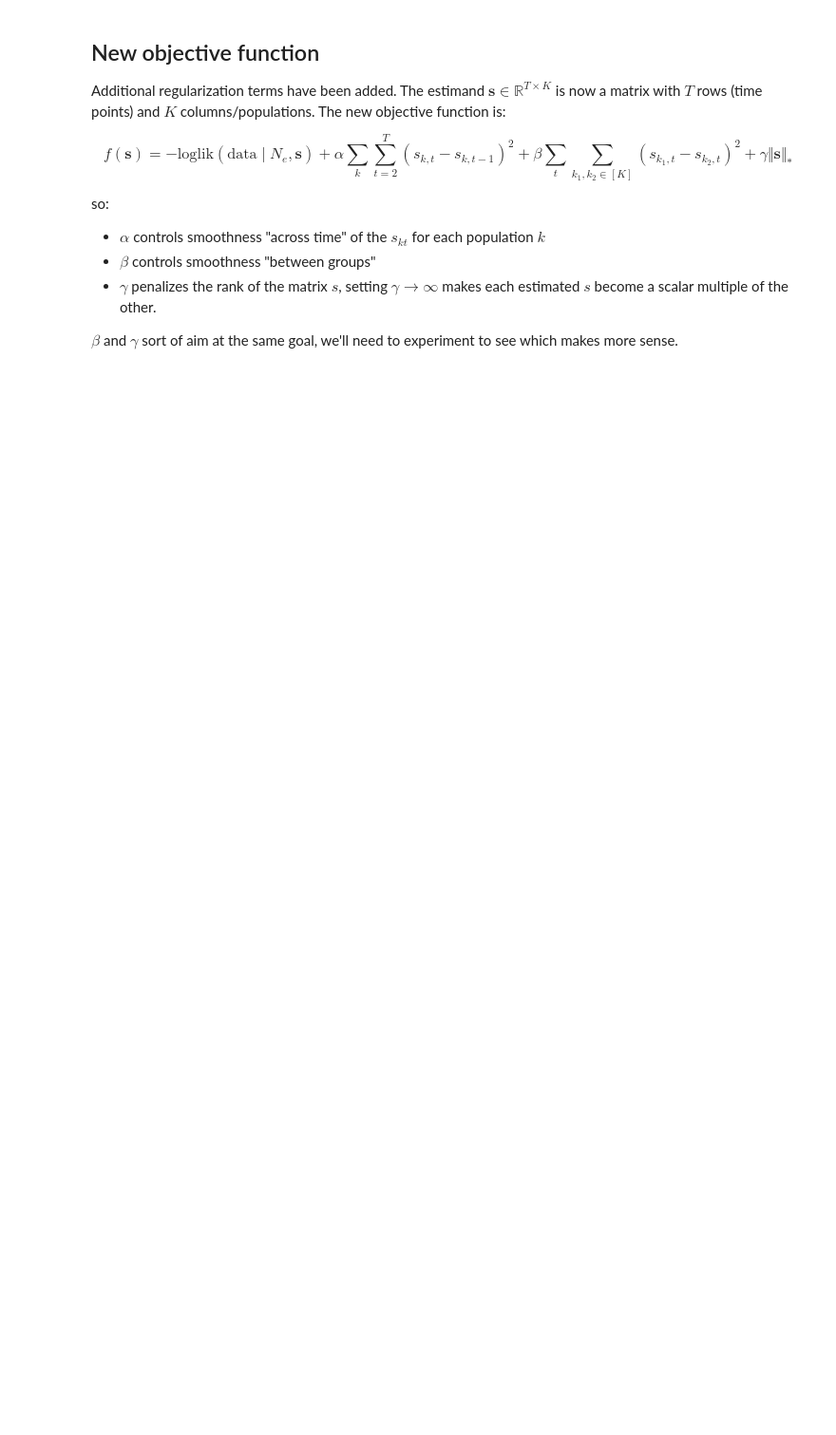
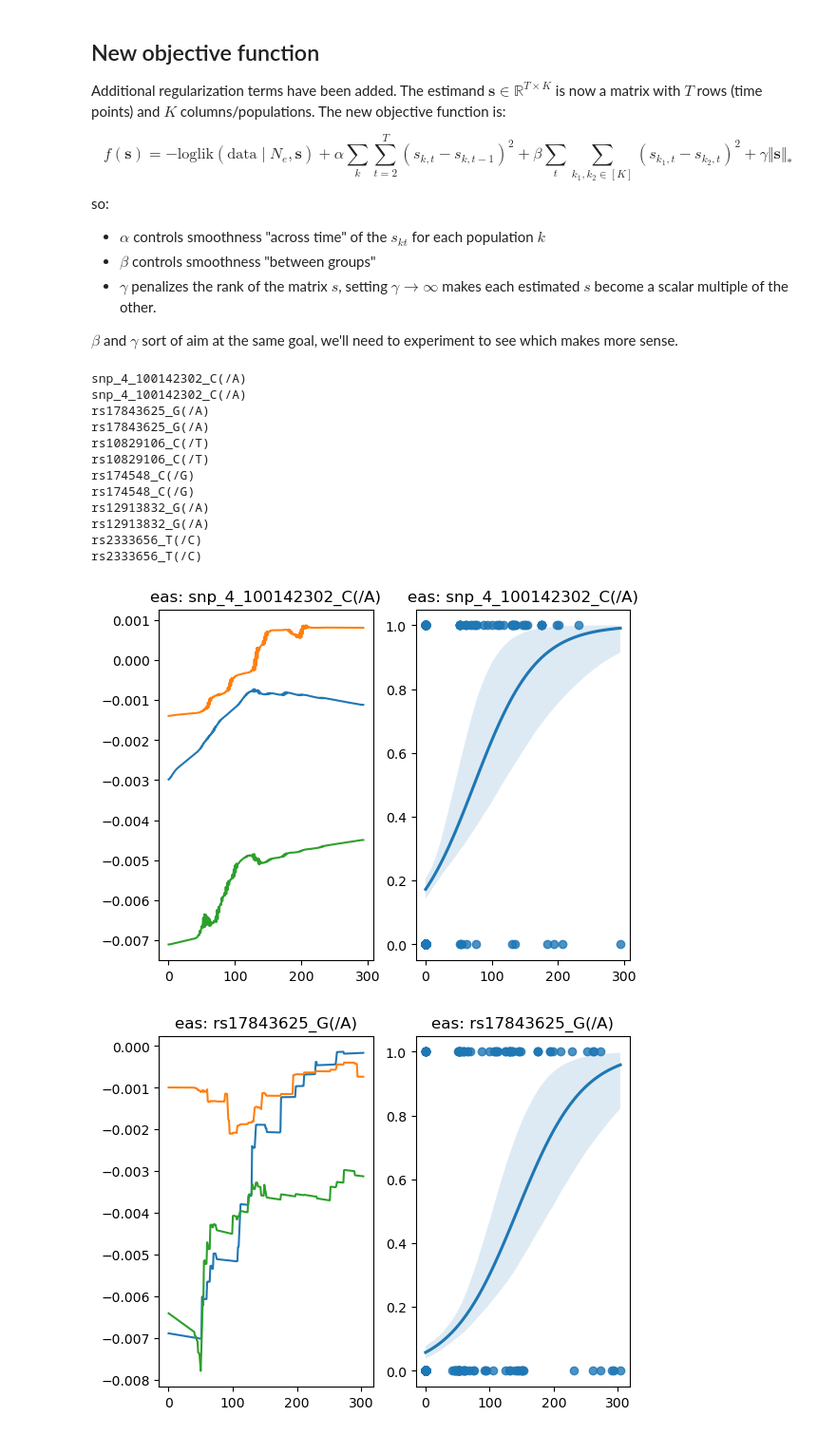
Before and after one commit to jthlab/selection_admix, a Jupyter notebook: Admix_EAS.ipynb, the cells around one changed output. Shown at 95% size. Cells and saved outputs as stored; diff of their text form; code cells hidden in the pictures; blank space fills up the shorter version.

```diff
--- a/Admix_EAS.ipynb
+++ b/Admix_EAS.ipynb
@@ -88,28 +88,53 @@ def run_analysis(data, alpha=1e4, beta=1e4, gamma=0, em_iterations=3):
     ab = np.ones([2, data.K]) + 1e-4
     estimate_kwargs={"alpha": alpha, "beta": beta, "gamma": gamma}
 
-    with jax.debug_nans(True):
-        for i in range(em_iterations):
-            logger.info("EM iteration {}", i)
-            ab, prior = empirical_bayes(ab0=ab, s=s, data=data, Ne=Ne, M=M)
-            logger.info("ab: {}", ab)
-            s = estimate(data=data, Ne=Ne_fit, prior=prior, **estimate_kwargs)
-            logger.info("s: {}", s)
+#    with jax.debug_nans(True):
+#        for i in range(em_iterations):
+#            logger.info("EM iteration {}", i)
+#            ab, prior = empirical_bayes(ab0=ab, s=s, data=data, Ne=Ne, M=M)
+#            logger.info("ab: {}", ab)
+#            s = estimate(data=data, Ne=Ne_fit, prior=prior, **estimate_kwargs)
+#            logger.info("s: {}", s)
+
+    for i in range(em_iterations):
+        ab, prior = empirical_bayes(ab0=ab, s=s, data=data, Ne=Ne, M=M)
+        s = estimate(data=data, Ne=Ne_fit, prior=prior, **estimate_kwargs)
 
     return s
 # %%
-#Run for all SNPs
+#Run for all EAS SNPs
+"""
+pop="eas"
+datasets, snps=read_data(pop)
+for data,snp in zip(datasets, snps):
+    print(snp)
+    try:
+        s=run_analysis(data, alpha=1e4, beta=1e2, em_iterations=3)
+        fig, axs = plt.subplots(ncols=2, nrows=1)
+        axs[0].plot(s[:, 0], color="tab:blue", alpha=1)
+        axs[0].plot(s[:, 1], color="tab:orange", alpha=1)
+        axs[0].plot(s[:, 2], color="tab:green", alpha=1)
+        a,b=[int(y) for x,y in zip(data.obs, data.t) if x[0]>0],[int(x[1]) for x,y in zip(data.obs, data.t) if x[0]>0]
+        sns.regplot(x=a, y=b, logistic=True, ax=axs[1])
+        axs[0].set_title(pop+": "+snp)
+        axs[1].set_title(pop+": "+snp)
+        print(snp)
+    except:
+        print("Error: "+ snp)
 
-#for pop in ["eas", "eur", "sam"]:
-#    datasets, snps=read_data(pop)
-#    for data,snp in zip(datasets, snps):
-#        try:
-#            s=run_analysis(data)
-#            plt.figure()
-#            plt.plot(s[:, 0], color="tab:blue", alpha=1)
-#            plt.plot(s[:, 1], color="tab:orange", alpha=1)
-#            plt.plot(s[:, 2], color="tab:green", alpha=1)
-#            plt.title(pop+": "+snp)
-#            plt.show()
-#        except:
-#            print("Error: "+ snp)
+"""
+# %% [output]
+snp_4_100142302_C(/A)
+snp_4_100142302_C(/A)
+rs17843625_G(/A)
+rs17843625_G(/A)
+rs10829106_C(/T)
+rs10829106_C(/T)
+rs174548_C(/G)
+rs174548_C(/G)
+rs12913832_G(/A)
+rs12913832_G(/A)
+rs2333656_T(/C)
+rs2333656_T(/C)
+[figure, added]
+[figure, added]
```
Also changed, not shown: parts of 9 cells of this notebook, 1 other file.
